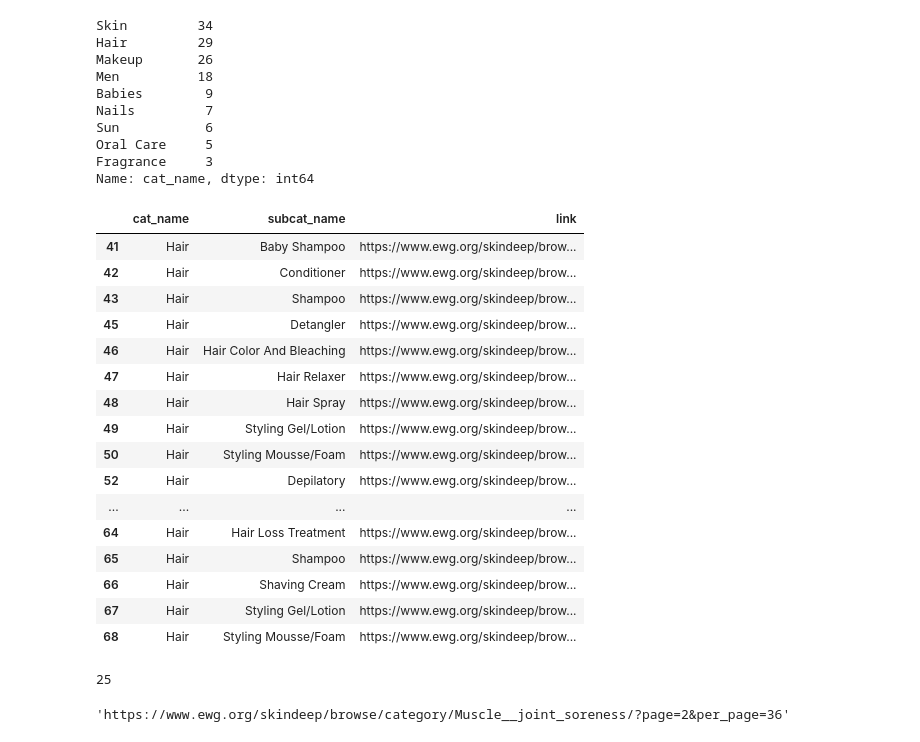
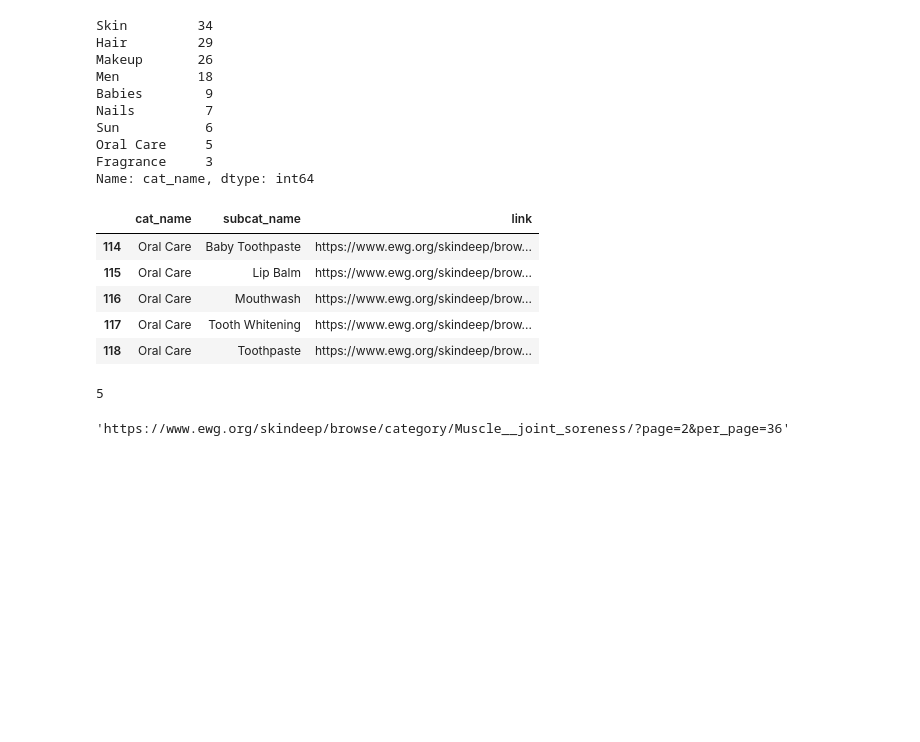
Before and after one commit to hienngn/coderschool-final-project, a Jupyter notebook: Database/scrape_selenium_ewg_product.ipynb, the cells around one changed output. Drawn from its saved outputs; the diff is of its cells as text; code cells hidden in the pictures; blank space fills up the shorter version.

```diff
--- a/Database/scrape_selenium_ewg_product.ipynb
+++ b/Database/scrape_selenium_ewg_product.ipynb
@@ -55,23 +55,12 @@ Oral Care     5
 Fragrance     3
 Name: cat_name, dtype: int64
 # %%
-df_category[(df_category['cat_name'] == 'Hair') & (df_category['link'] != 'No link')]
+df_category[(df_category['cat_name'] == 'Oral Care') & (df_category['link'] != 'No link')]
 # %% [output]
 |  | cat_name | subcat_name | link |
-| 41 | Hair | Baby Shampoo | https://www.ewg.org/skindeep/brow... |
-| 42 | Hair | Conditioner | https://www.ewg.org/skindeep/brow... |
-| 43 | Hair | Shampoo | https://www.ewg.org/skindeep/brow... |
-| 45 | Hair | Detangler | https://www.ewg.org/skindeep/brow... |
-| 46 | Hair | Hair Color And Bleaching | https://www.ewg.org/skindeep/brow... |
-| 47 | Hair | Hair Relaxer | https://www.ewg.org/skindeep/brow... |
-| 48 | Hair | Hair Spray | https://www.ewg.org/skindeep/brow... |
-| 49 | Hair | Styling Gel/Lotion | https://www.ewg.org/skindeep/brow... |
-| 50 | Hair | Styling Mousse/Foam | https://www.ewg.org/skindeep/brow... |
-| 52 | Hair | Depilatory | https://www.ewg.org/skindeep/brow... |
-| ... | ... | ... | ... |
-| 64 | Hair | Hair Loss Treatment | https://www.ewg.org/skindeep/brow... |
-| 65 | Hair | Shampoo | https://www.ewg.org/skindeep/brow... |
-| 66 | Hair | Shaving Cream | https://www.ewg.org/skindeep/brow... |
-| 67 | Hair | Styling Gel/Lotion | https://www.ewg.org/skindeep/brow... |
-| 68 | Hair | Styling Mousse/Foam | https://www.ewg.org/skindeep/brow... |
+| 114 | Oral Care | Baby Toothpaste | https://www.ewg.org/skindeep/brow... |
+| 115 | Oral Care | Lip Balm | https://www.ewg.org/skindeep/brow... |
+| 116 | Oral Care | Mouthwash | https://www.ewg.org/skindeep/brow... |
+| 117 | Oral Care | Tooth Whitening | https://www.ewg.org/skindeep/brow... |
+| 118 | Oral Care | Toothpaste | https://www.ewg.org/skindeep/brow... |
 # %%
@@ -79,7 +68,7 @@ list_hair = df_category[(df_category['cat_name'] == 'Hair') & (df_category['link
 # %%
-len(list_hair)
+len(list_oc)
 # %% [output]
-25
+5
 # %%
 'https://www.ewg.org/skindeep/browse/category/Muscle__joint_soreness/?page=2&per_page=36'
 # %% [output]
```
Also changed, not shown: parts of 5 cells of this notebook, 14 other files.
